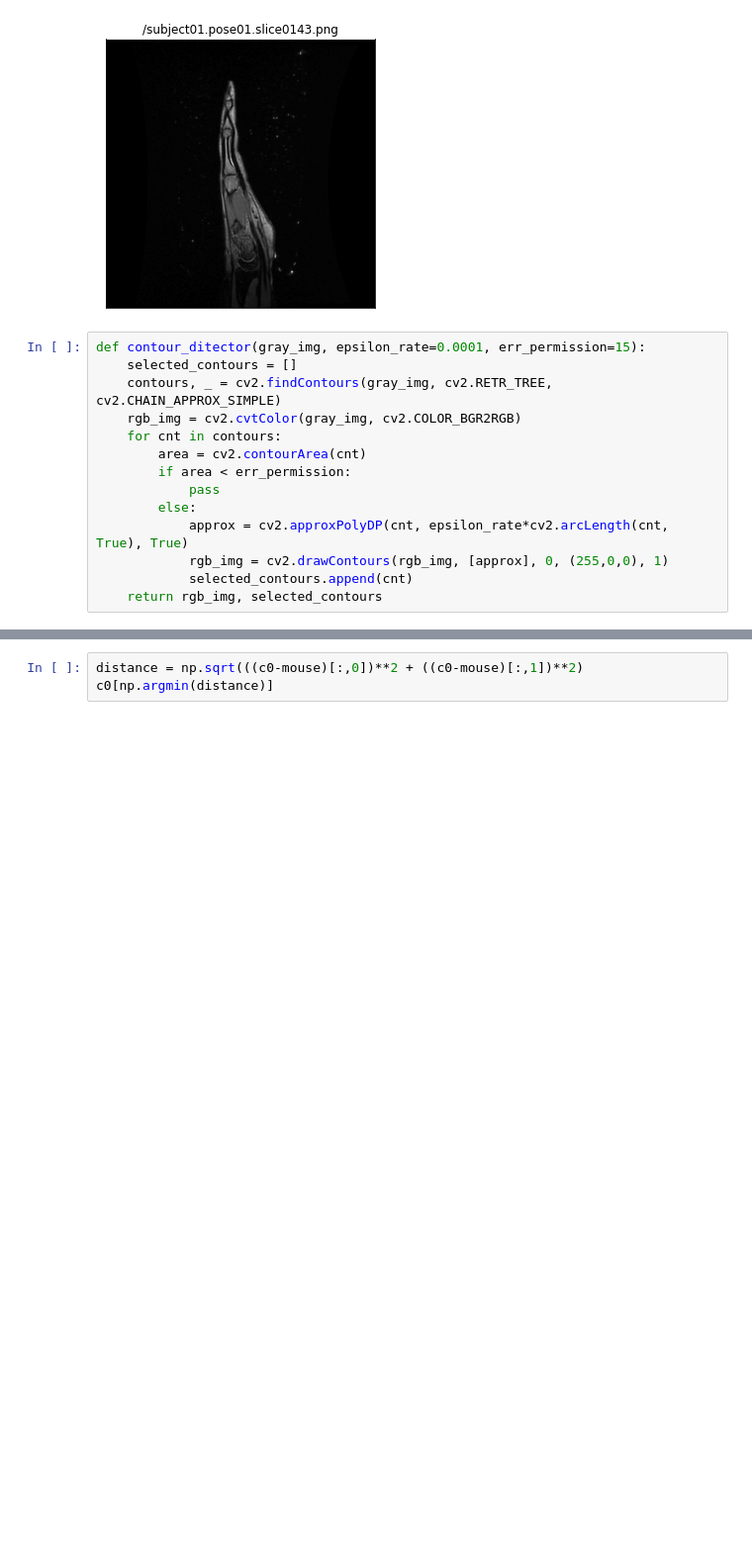
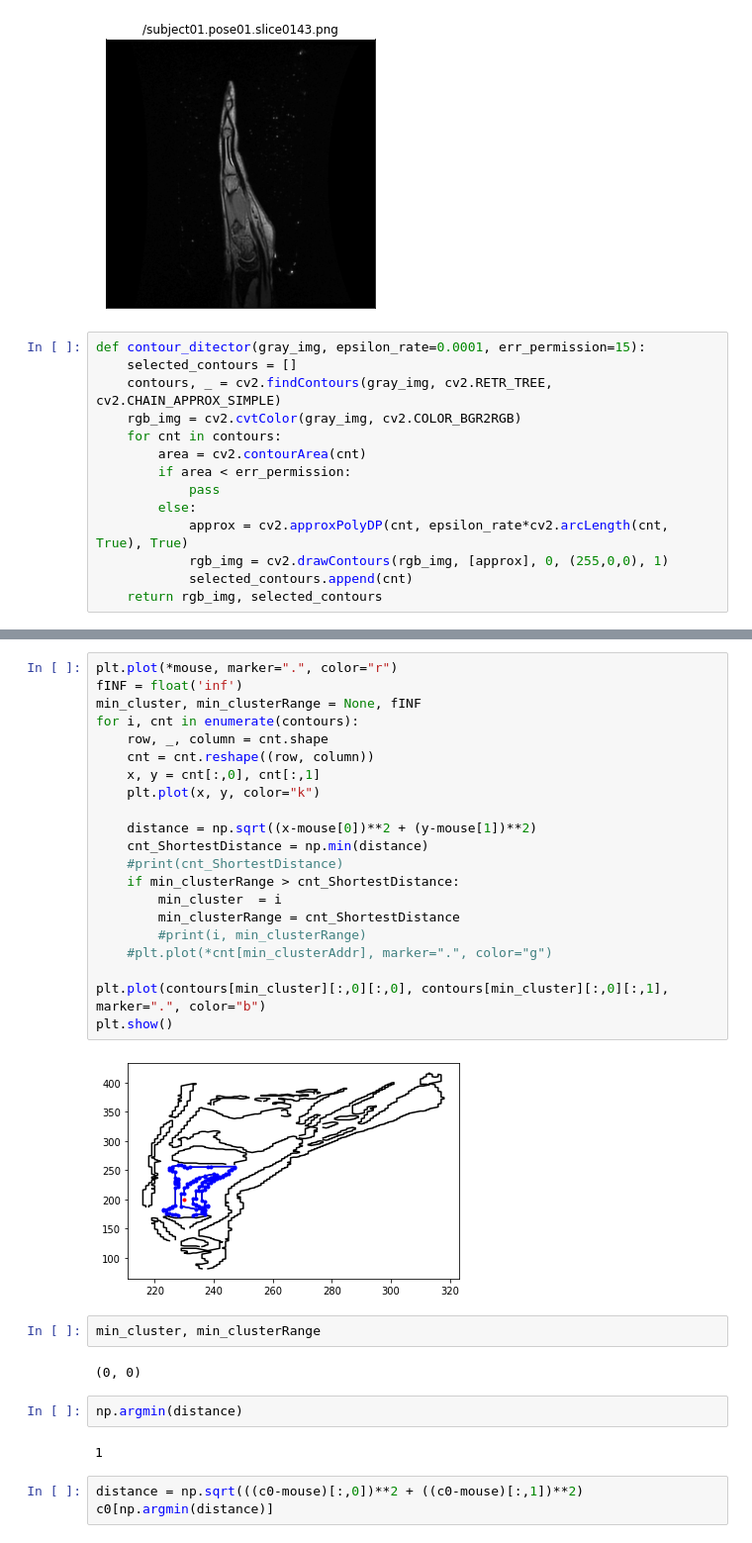
Before and after one commit to TANUKIpro/MRI_prj, a Jupyter notebook: jupyter/test.ipynb, the cells around one changed output, grey strips where cells are left out. Shown: that part at 99% size. Drawn from its saved outputs; the diff is of its cells as text; blank space fills up the shorter version.

```diff
--- a/jupyter/test.ipynb
+++ b/jupyter/test.ipynb
@@ -72,3 +68,34 @@ array([[274, 381],
+# %%
+plt.plot(*mouse, marker=".", color="r")
+fINF = float('inf')
+min_cluster, min_clusterRange = None, fINF
+for i, cnt in enumerate(contours):
+    row, _, column = cnt.shape
+    cnt = cnt.reshape((row, column))
+    x, y = cnt[:,0], cnt[:,1]
+    plt.plot(x, y, color="k")
+
+    distance = np.sqrt((x-mouse[0])**2 + (y-mouse[1])**2)
+    cnt_ShortestDistance = np.min(distance)
+    #print(cnt_ShortestDistance)
+    if min_clusterRange > cnt_ShortestDistance:
+        min_cluster  = i
+        min_clusterRange = cnt_ShortestDistance
+        #print(i, min_clusterRange)
+    #plt.plot(*cnt[min_clusterAddr], marker=".", color="g")
+
+plt.plot(contours[min_cluster][:,0][:,0], contours[min_cluster][:,0][:,1],  marker=".", color="b")
+plt.show()
+# %% [output]
+[figure, added]
+# %%
+min_cluster, min_clusterRange
+# %% [output]
+(0, 0)
+# %%
+np.argmin(distance)
+# %% [output]
+1
 # %%
 distance = np.sqrt(((c0-mouse)[:,0])**2 + ((c0-mouse)[:,1])**2)
 c0[np.argmin(distance)]
```
Also changed, not shown: parts of 4 cells of this notebook, 1 other file.
